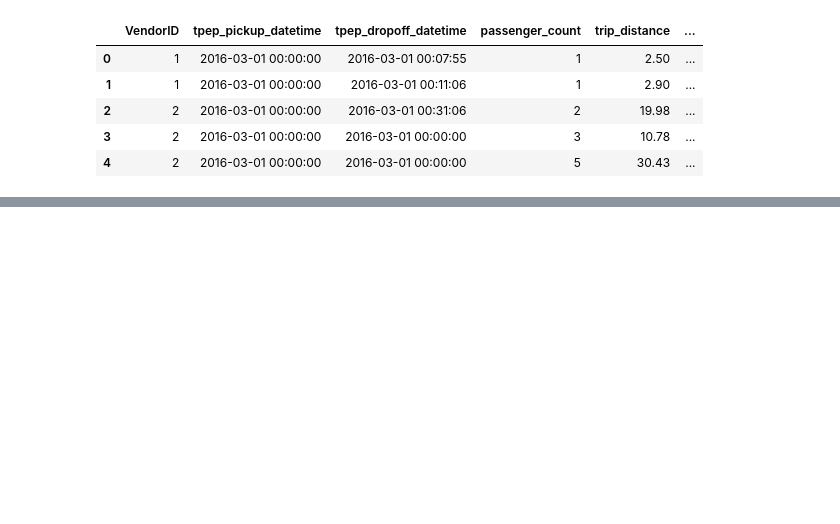
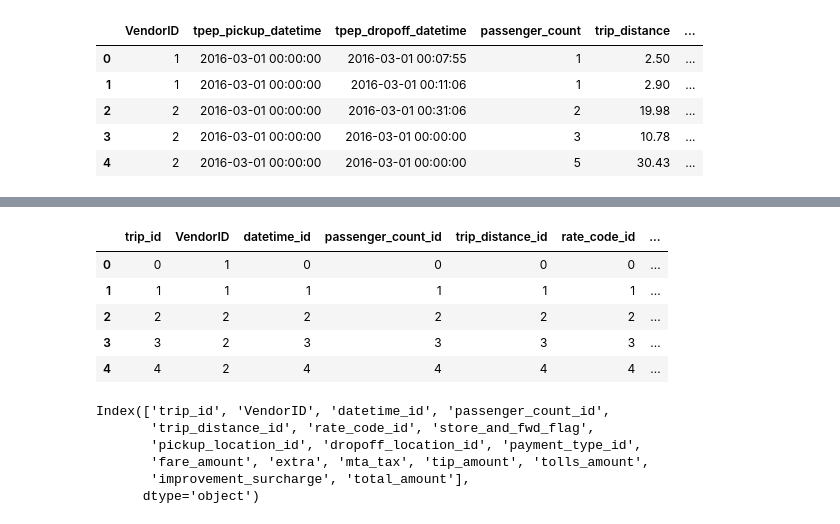
Before and after one commit to shiv-rna/Uber-Data-Analytics-Pipeline, a Jupyter notebook: notebook/exploration.ipynb, the cells around one changed output, grey strips where cells are left out. Cells and saved outputs as stored; diff of their text form; code cells hidden in the pictures; blank space fills up the shorter version.

```diff
--- a/notebook/exploration.ipynb
+++ b/notebook/exploration.ipynb
@@ -13,0 +164,27 @@ df.head()
+# %%
+# Creating Pickup Location Dimension Table
+pickup_location_dim = df[['pickup_longitude', 'pickup_latitude']].reset_index(drop=True)
+pickup_location_dim['pickup_location_id'] = pickup_location_dim.index
+pickup_location_dim = pickup_location_dim[['pickup_location_id', 'pickup_longitude', 'pickup_latitude']]
+
+# Creating Dropoff Location Dimension Table
+dropoff_location_dim = df[['dropoff_longitude', 'dropoff_latitude']].reset_index(drop=True)
+dropoff_location_dim['dropoff_location_id'] = dropoff_location_dim.index
+dropoff_location_dim = dropoff_location_dim[['dropoff_location_id', 'dropoff_longitude', 'dropoff_latitude']]
+# %%
+# Creating Payment Type Dimension Table
+# Creating Payment type name disctionary for doing mapping
+payment_type_name = {
+    1:"Credit card",
+    2:"Cash",
+    3:"No charge",
+    4:"Dispute",
+    5:"Unknown",
+    6:"Voided trip"
+}
+
+payment_type_dim = df[['payment_type']].reset_index(drop= True)
+payment_type_dim['payment_type_id'] = payment_type_dim.index
+payment_type_dim['payment_type_name'] = payment_type_dim['payment_type'].map(payment_type_name)
+payment_type_dim = payment_type_dim[['payment_type_id', 'payment_type', 'payment_type_name']]
+payment_type_dim.head()
@@ -13,0 +198,34 @@ df.head()
+# %%
+# Merging to create fact Table
+# merges multiple DataFrames based on specific columns
+# And then selects a subset of columns from the final merged DataFrame to form a fact table
+
+fact_table = df.merge(passenger_count_dim, left_on='trip_id', right_on='passenger_count_id') \
+             .merge(trip_distance_dim, left_on='trip_id', right_on='trip_distance_id') \
+             .merge(rate_code_dim, left_on='trip_id', right_on='rate_code_id') \
+             .merge(pickup_location_dim, left_on='trip_id', right_on='pickup_location_id') \
+             .merge(dropoff_location_dim, left_on='trip_id', right_on='dropoff_location_id')\
+             .merge(datetime_dim, left_on='trip_id', right_on='datetime_id') \
+             .merge(payment_type_dim, left_on='trip_id', right_on='payment_type_id') \
+             [['trip_id','VendorID', 'datetime_id', 'passenger_count_id',
+               'trip_distance_id', 'rate_code_id', 'store_and_fwd_flag', 'pickup_location_id', 'dropoff_location_id',
+               'payment_type_id', 'fare_amount', 'extra', 'mta_tax', 'tip_amount', 'tolls_amount',
+               'improvement_surcharge', 'total_amount']]
+# %%
+fact_table.head()
+# %% [output]
+|  | trip_id | VendorID | datetime_id | passenger_count_id | trip_distance_id | rate_code_id | ... |
+| 0 | 0 | 1 | 0 | 0 | 0 | 0 | ... |
+| 1 | 1 | 1 | 1 | 1 | 1 | 1 | ... |
+| 2 | 2 | 2 | 2 | 2 | 2 | 2 | ... |
+| 3 | 3 | 2 | 3 | 3 | 3 | 3 | ... |
+| 4 | 4 | 2 | 4 | 4 | 4 | 4 | ... |
+# %%
+fact_table.columns
+# %% [output]
+Index(['trip_id', 'VendorID', 'datetime_id', 'passenger_count_id',
+       'trip_distance_id', 'rate_code_id', 'store_and_fwd_flag',
+       'pickup_location_id', 'dropoff_location_id', 'payment_type_id',
+       'fare_amount', 'extra', 'mta_tax', 'tip_amount', 'tolls_amount',
+       'improvement_surcharge', 'total_amount'],
+      dtype='object')
```
Also changed, not shown: parts of 11 cells of this notebook.
